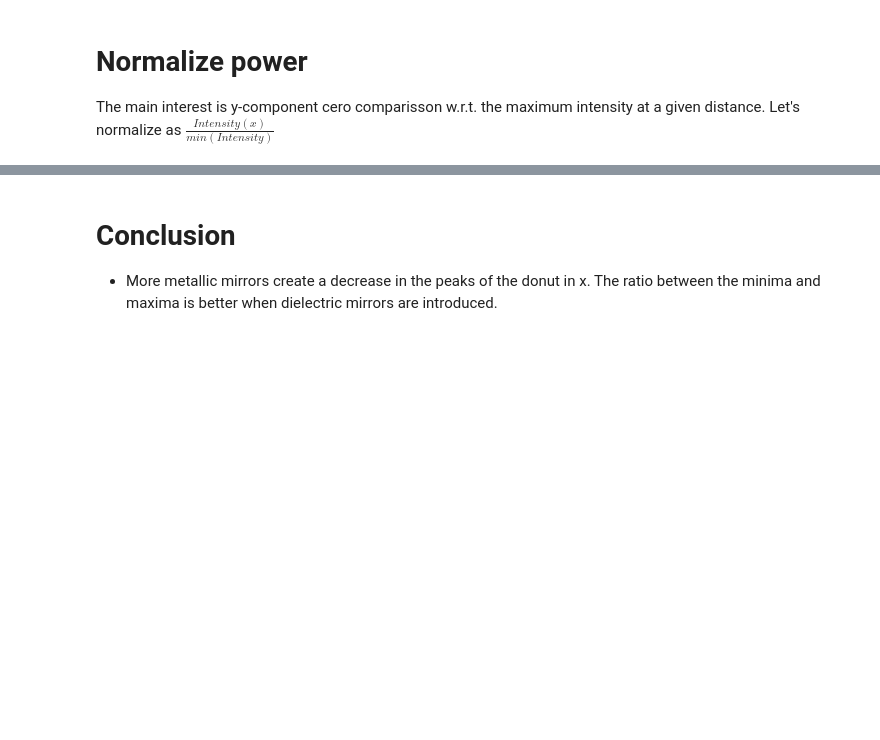
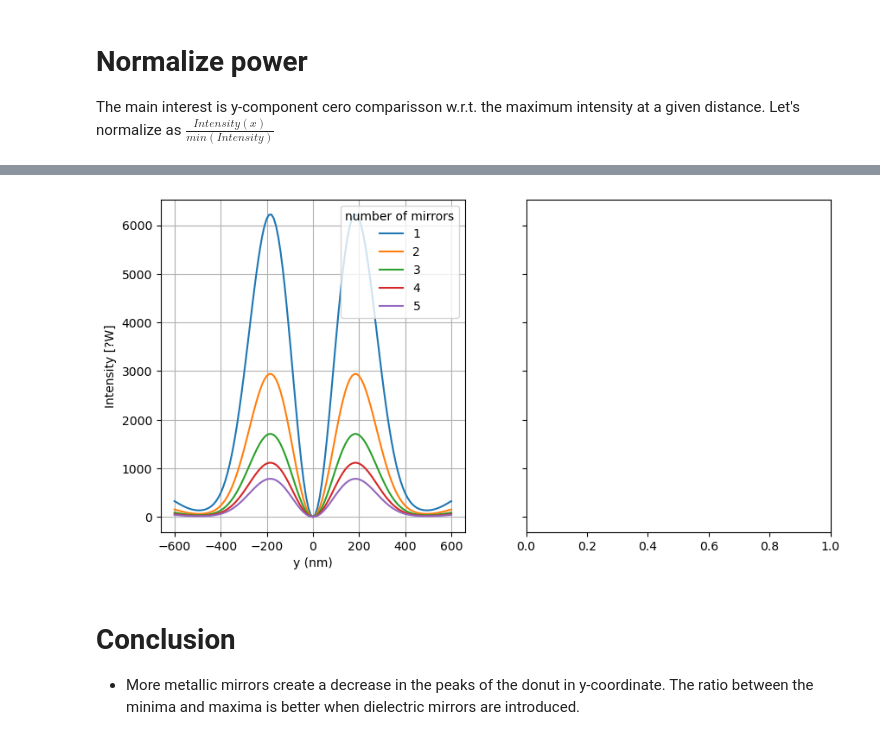
Before and after one commit to sfbarrerab/beam-shape-setups, a Jupyter notebook: ellipticity_changes_simulation.ipynb, the cells around one changed output, grey strips where cells are left out. Saved outputs shown, nothing was run; the diff lists cells and outputs as text; code cells hidden in the pictures; blank space fills up the shorter version.

Commit message:
Include normalization fo the values

```diff
--- a/ellipticity_changes_simulation.ipynb
+++ b/ellipticity_changes_simulation.ipynb
@@ -348,4 +359,49 @@ plt.show()
+# %%
+beams_different_ellipticities_norm = []
+
+for _mirror in range(number_of_mirrors):
+    min_intensity_value = np.squeeze(beams_different_ellipticities[:, _fldout.x == 0, :, _fldout.z == 0])[_mirror].min()
+    _beams_different_ellipticities_norm = np.squeeze(beams_different_ellipticities[:, _fldout.x == 0, :, _fldout.z == 0])[_mirror] / min_intensity_value
+    beams_different_ellipticities_norm.append(_beams_different_ellipticities_norm)
+
+beams_different_ellipticities_norm = np.array(beams_different_ellipticities_norm)
+
+beams_different_powers_norm = []
+
+for _mirror in range(number_of_mirrors):
+    min_intensity_value = np.squeeze(beams_different_powers[:, _fldout.x == 0, :, _fldout.z == 0])[_mirror].min()
+    _beams_different_powers_norm = np.squeeze(beams_different_powers[:, _fldout.x == 0, :, _fldout.z == 0])[_mirror] / min_intensity_value
+    beams_different_powers_norm.append(_beams_different_powers_norm)
+
+beams_different_powers_norm = np.array(beams_different_powers_norm)
+# %%
+fig, axs = plt.subplots(1, 2, figsize=(10, 5), sharey=True)
+
+# Plot of normalized intensities for different ellipticities
+axs[0].plot(
+    _fldout.y * 1e9,
+    beams_different_ellipticities_norm[1:6,:].T,
+)
+axs[0].legend([f"{e+1}" for e in range(number_of_mirrors-1)], title="number of mirrors", loc="upper right")
+axs[0].set_xlabel("y (nm)")
+axs[0].set_ylabel("Intensity [?W]")
+axs[0].grid()
+
+# Plot of normalized intensities for different powers
+# axs[1].plot(
+#     _fldout.y * 1e9,
+#     beams_different_powers_norm[1:6,:].T,
+# )
+# axs[1].legend([f"{e+1}" for e in range(number_of_mirrors-1)], title="number of mirrors", loc="upper right")
+# axs[1].set_xlabel("y (nm)")
+# axs[1].set_ylabel("Intensity [?W]")
+# axs[1].grid()
+
+#plt.tight_layout()
+plt.show()
+# %% [output]
+[figure, added]
 # %% [markdown]
 # Conclusion
 
-- More metallic mirrors create a decrease in the peaks of the donut in x. The ratio between the minima and maxima is better when dielectric mirrors are introduced.
+- More metallic mirrors create a decrease in the peaks of the donut in y-coordinate. The ratio between the minima and maxima is better when dielectric mirrors are introduced.
```
Also changed, not shown: parts of 5 cells of this notebook.
